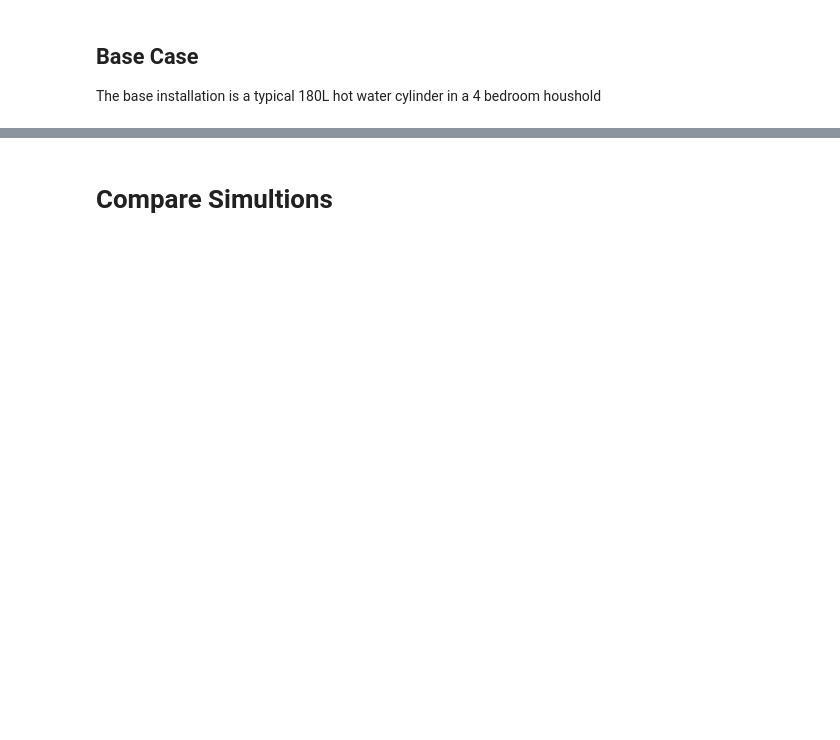
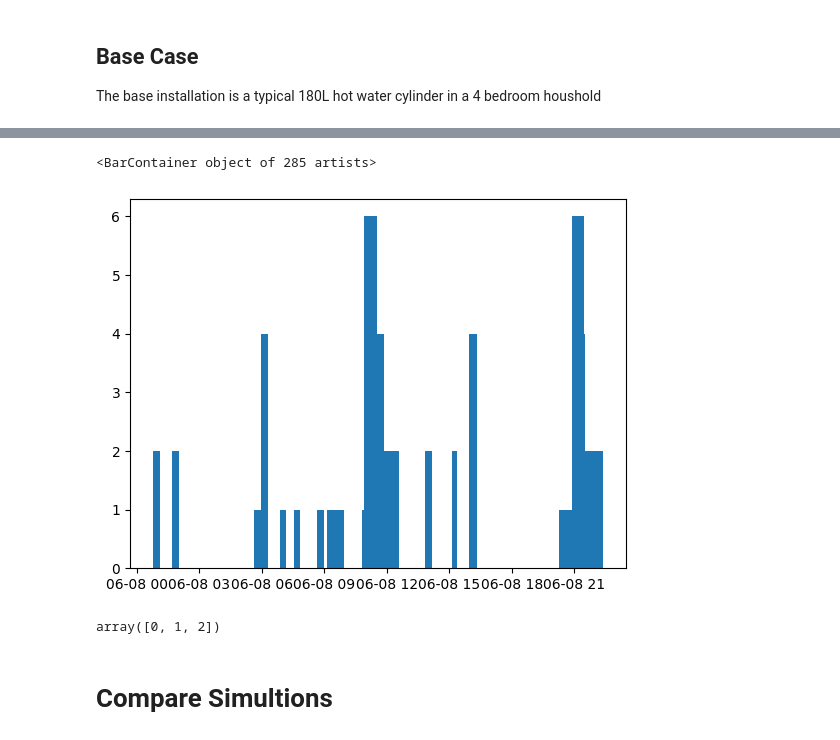
Before and after one commit to CJP123/cylinder, a Jupyter notebook: nbs/05_multi.ipynb, the cells around one changed output, grey strips where cells are left out. Saved outputs shown, nothing was run; the diff lists cells and outputs as text; code cells hidden in the pictures; blank space fills up the shorter version.

```diff
--- a/nbs/05_multi.ipynb
+++ b/nbs/05_multi.ipynb
@@ -45,8 +45,3 @@ Want to look at some parameters around the cylinder profile and control philosop
 ## Assumptions
 
 In order to have reasonable comparisons over different operating scenarios we will use the draw profile of a specific 4 bedroom unit from a historical hot water usage dataset.
-# %%
-# | hide
-power = load_power(path = Path('../data/'), ripple_control=True)#/home/cjp/cylinder/data/powerprices.csv
-strategies = {}
-df = {}
@@ -86,15 +50,15 @@ def cluster(n=100, T_set=62, element=3000, radius = .25):
 
 The base installation is a typical 180L hot water cylinder in a 4 bedroom houshold
 # %%
-strategies[0] = {'name': 'Baseline: ~180L 3kW cylinder operating at 60 degrees C under thermotstat control with ripple control power supply',
-                'operation': 'continuous',
-                'bedrooms': 4,
-                'element' :3,
-                'Tset_H' : 60.0,
-                'Tset_L' : 60.0,
-                'radius' : 0.22,
-                'height' : 1.1,
-                'ripple' : True,
-                'high_only': False,
-                'mixed' : False}
+strategy = {'name': 'Baseline: ~180L 3kW cylinder operating at 60 degrees C under thermotstat control with ripple control power supply',
+            'operation': 'network+',
+            'bedrooms': 4,
+            'element' :3,
+            'Tset_H' : 75.0,
+            'Tset_L' : 60.0,
+            'radius' : 0.22,
+            'height' : 1.1,
+            'ripple' : True,
+            'high_only': False,
+            'mixed' : False}
 # %%
@@ -270,0 +151,3 @@ df[2].assign(prop = lambda df: df.energy/df.energy.max()).groupby(['date']).agg(
+# %%
+res = await main(cluster_size=3, strategy = strategy , time_period='2020-06')
+res.head()
@@ -270,0 +163,2 @@ df[2].assign(prop = lambda df: df.energy/df.energy.max()).groupby(['date']).agg(
+# %%
+df =res['2020-06-08':'2020-06-08']
@@ -271,3 +445,12 @@ df[2].assign(prop = lambda df: df.energy/df.energy.max()).groupby(['date']).agg(
+# %%
+plt.bar(df[df.element_power>0].groupby('timestamp').element_power.sum().index, df[df.element_power>0].groupby('timestamp').element_power.sum().values,width=0.01 )
+# %% [output]
+<BarContainer object of 285 artists>
+[figure, added]
+# %%
+df.id.unique()
+# %% [output]
+array([0, 1, 2])
 # %% [markdown]
 # Compare Simultions
 # %%
```
Also changed, not shown: parts of 23 cells of this notebook, 2 other files.
